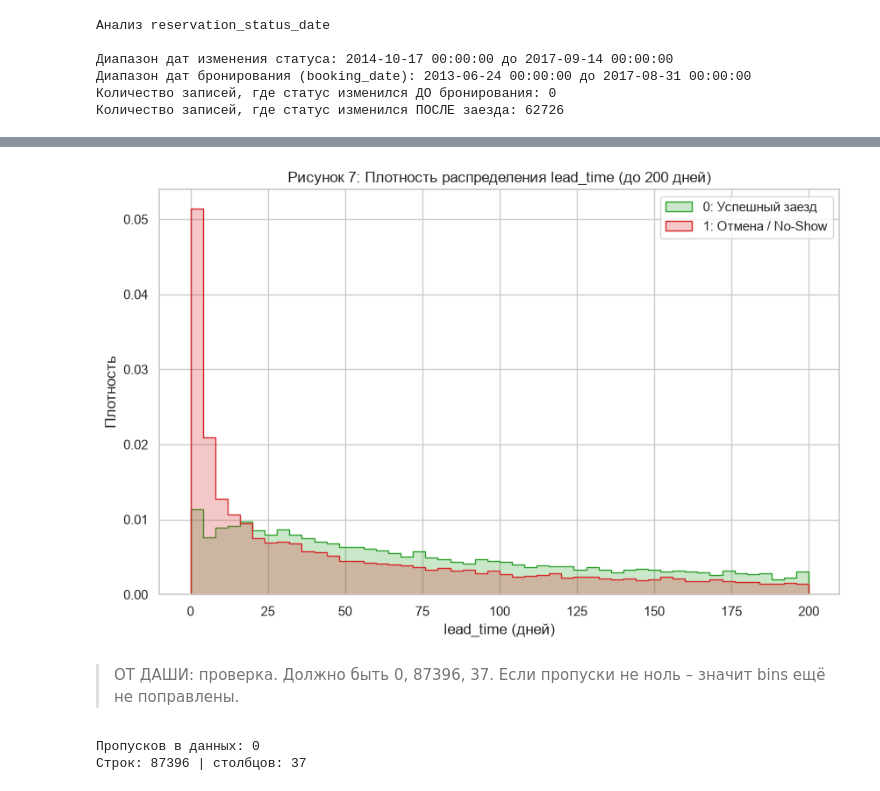
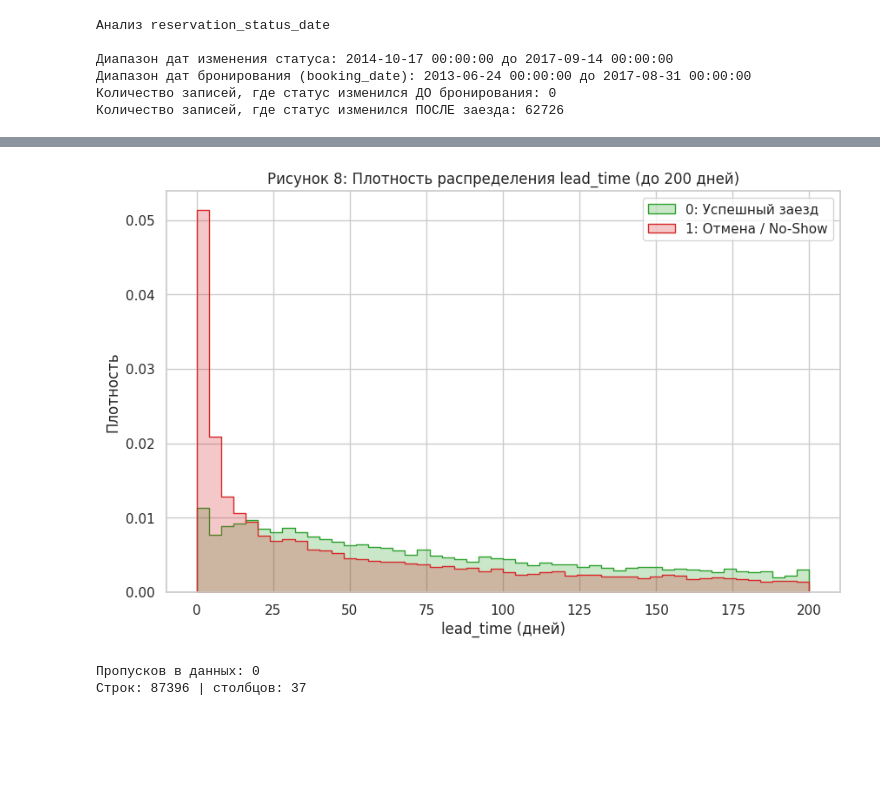
Before and after one commit to DeusMaksler/hse-ai-cancel-alert, a Jupyter notebook: eda/EDA_notebook.ipynb, the cells around one changed output, grey strips where cells are left out. Cells and saved outputs as stored; diff of their text form; code cells hidden in the pictures; blank space fills up the shorter version.

```diff
--- a/eda/EDA_notebook.ipynb
+++ b/eda/EDA_notebook.ipynb
@@ -801,26 +800,23 @@ findfont: Failed to find font weight semibold for Arial, now using 700.
 # %%
 plt.figure(figsize=(10, 6))
 
 sns.histplot(
     data=df[df['lead_time'] <= 200], # Фильтруем экстремальные хвосты
     x='lead_time',
     hue='is_canceled',
     element='step',
     stat='density',
     common_norm=False,
     palette=['#d62728', '#2ca02c']
 )
 
-plt.title('Рисунок 7: Плотность распределения lead_time (до 200 дней)')
+plt.title('Рисунок 8: Плотность распределения lead_time (до 200 дней)')
 plt.xlabel('lead_time (дней)')
 plt.ylabel('Плотность')
 plt.legend(['0: Успешный заезд', '1: Отмена / No-Show'])
 plt.show()
 # %% [output]
-[figure, old version]
+[figure, new version]
-# %% [markdown]
-> ОТ ДАШИ: проверка.
-Должно быть 0, 87396, 37. Если пропуски не ноль – значит bins ещё не поправлены.
 # %%
 print("Пропусков в данных:", df.isna().sum().sum())
 print("Строк:", len(df), "| столбцов:", df.shape[1])
```
Also changed, not shown: parts of 35 cells of this notebook.
